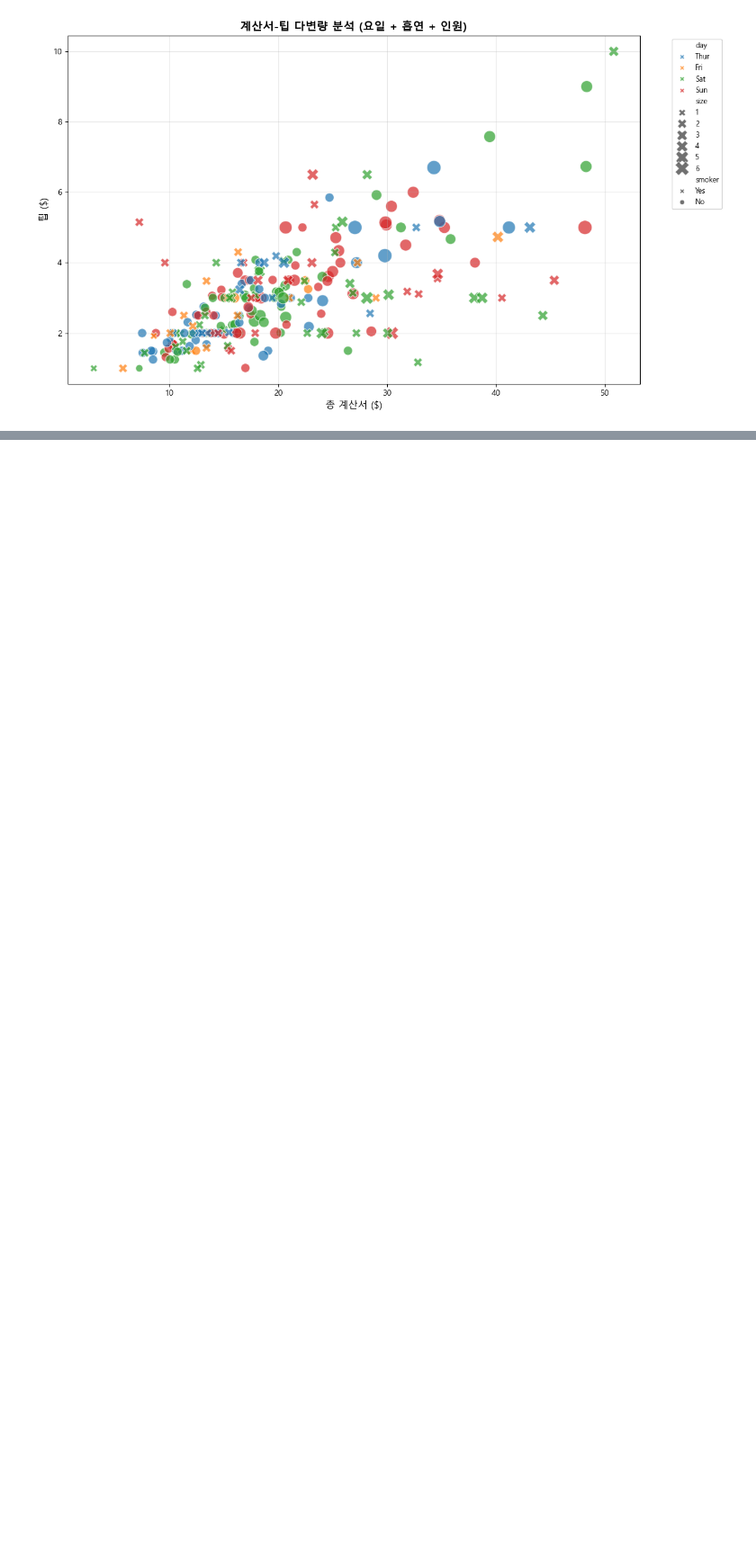
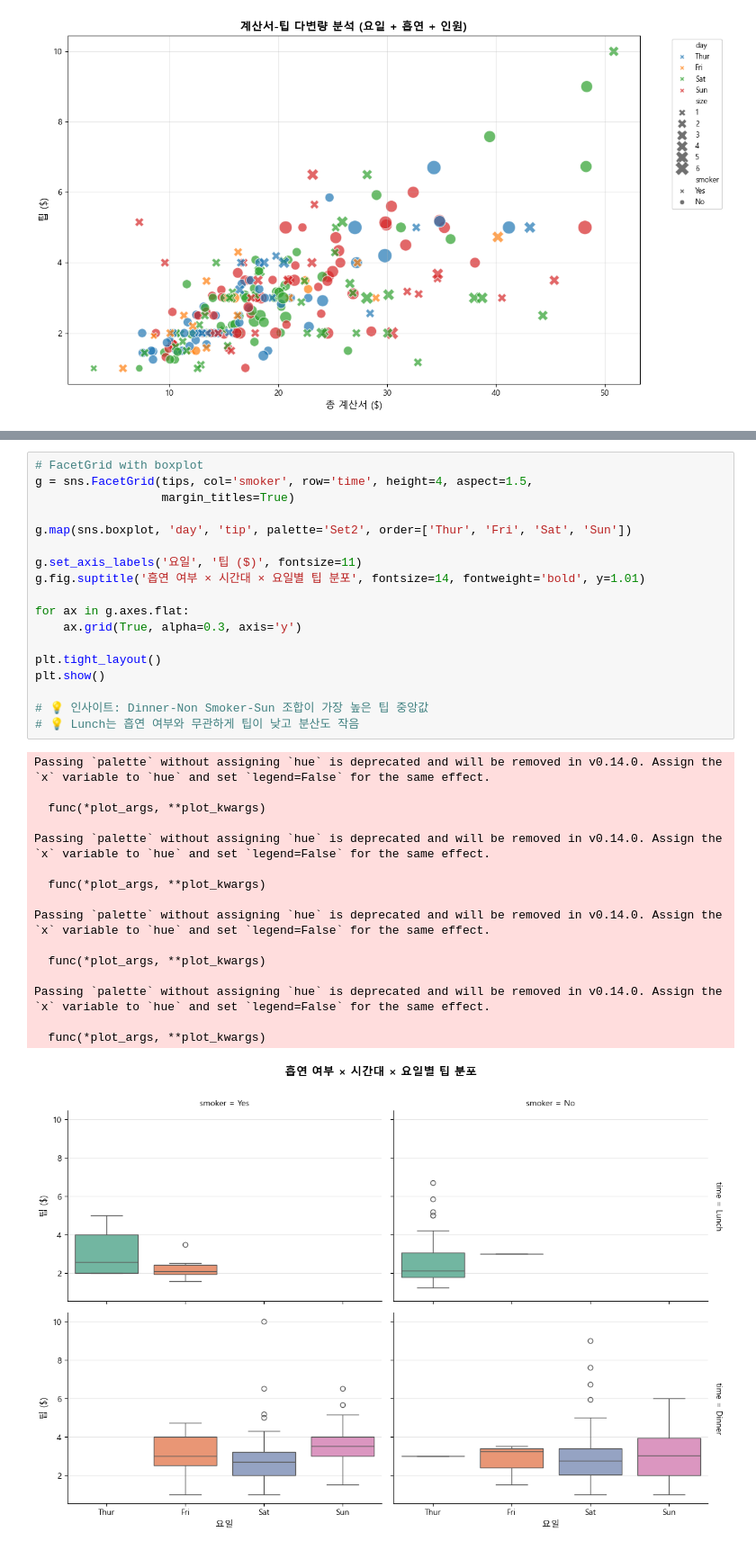
Before and after one commit to qkfmadl0-create/day18, a Jupyter notebook: 데이터분석/06_multivariate_faceting.ipynb, the cells around one changed output, grey strips where cells are left out. Shown at 90% size. Drawn from its saved outputs; the diff is of its cells as text; blank space fills up the shorter version.

```diff
--- a/데이터분석/06_multivariate_faceting.ipynb
+++ b/데이터분석/06_multivariate_faceting.ipynb
@@ -122,0 +151,35 @@ plt.show()
+# %%
+# FacetGrid with boxplot
+g = sns.FacetGrid(tips, col='smoker', row='time', height=4, aspect=1.5,
+                  margin_titles=True)
+
+g.map(sns.boxplot, 'day', 'tip', palette='Set2', order=['Thur', 'Fri', 'Sat', 'Sun'])
+
+g.set_axis_labels('요일', '팁 ($)', fontsize=11)
+g.fig.suptitle('흡연 여부 × 시간대 × 요일별 팁 분포', fontsize=14, fontweight='bold', y=1.01)
+
+for ax in g.axes.flat:
+    ax.grid(True, alpha=0.3, axis='y')
+
+plt.tight_layout()
+plt.show()
+
+# 💡 인사이트: Dinner-Non Smoker-Sun 조합이 가장 높은 팁 중앙값
+# 💡 Lunch는 흡연 여부와 무관하게 팁이 낮고 분산도 작음
+# %% [output]
+Passing `palette` without assigning `hue` is deprecated and will be removed in v0.14.0. Assign the `x` variable to `hue` and set `legend=False` for the same effect.
+
+  func(*plot_args, **plot_kwargs)
+
+Passing `palette` without assigning `hue` is deprecated and will be removed in v0.14.0. Assign the `x` variable to `hue` and set `legend=False` for the same effect.
+
+  func(*plot_args, **plot_kwargs)
+
+Passing `palette` without assigning `hue` is deprecated and will be removed in v0.14.0. Assign the `x` variable to `hue` and set `legend=False` for the same effect.
+
+  func(*plot_args, **plot_kwargs)
+
+Passing `palette` without assigning `hue` is deprecated and will be removed in v0.14.0. Assign the `x` variable to `hue` and set `legend=False` for the same effect.
+
+  func(*plot_args, **plot_kwargs)
+[figure, added]
```
Also changed, not shown: parts of 7 cells of this notebook.
